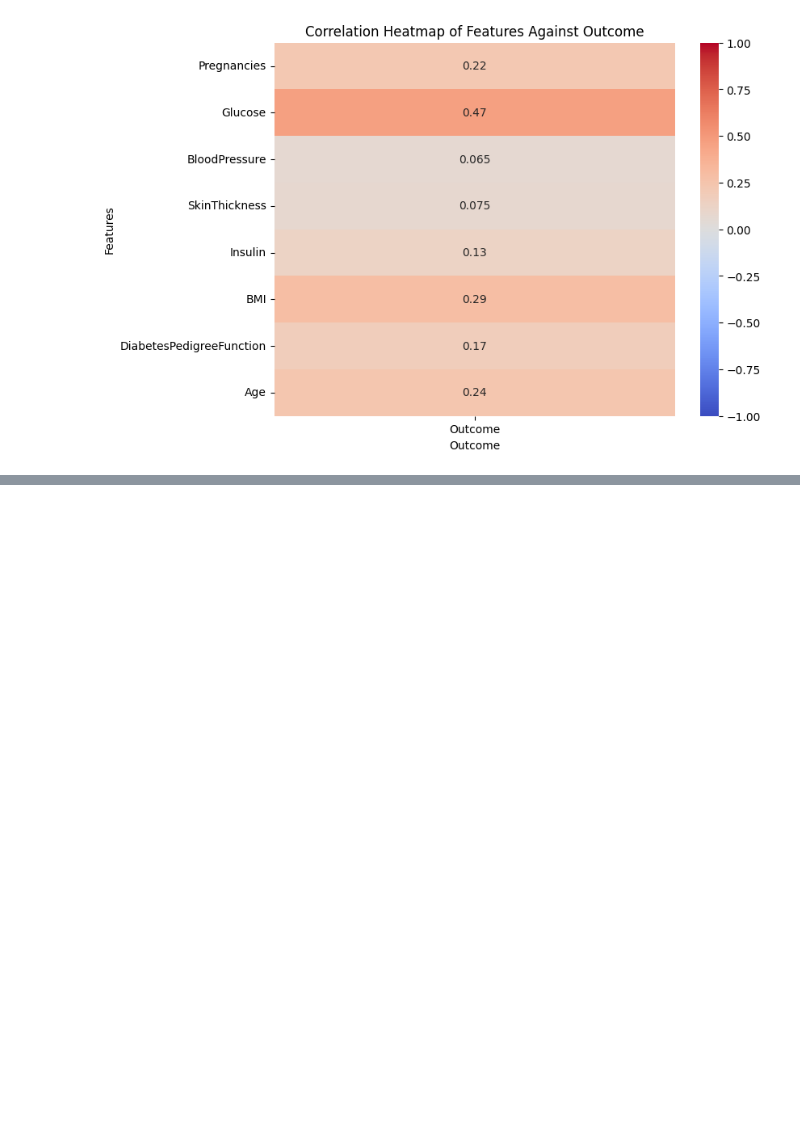
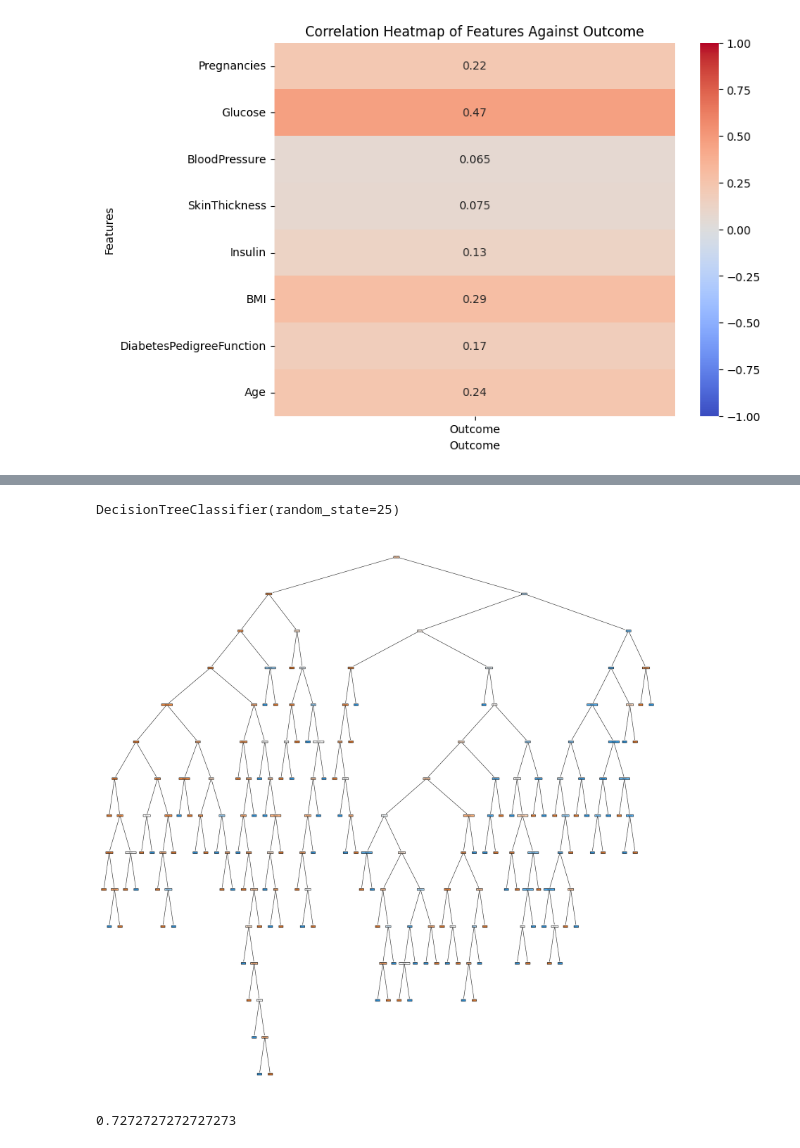
Before and after one commit to 4GeeksAcademy/sngando88-machine-learning-python-template-decision-tree-algo, a Jupyter notebook: src/explore.ipynb, the cells around one changed output, grey strips where cells are left out. Cells and saved outputs as stored; diff of their text form; code cells hidden in the pictures; blank space fills up the shorter version.

```diff
--- a/src/explore.ipynb
+++ b/src/explore.ipynb
@@ -129,3 +129,6 @@ plt.ylabel('Features')
 plt.show()
 # %% [output]
 [figure]
+# %%
+X=main_data.drop('Outcome',axis=1)
+y=main_data['Outcome']
@@ -131,0 +153,2 @@ plt.show()
+# %%
+X_train,X_test,y_train,y_test = train_test_split(X,y,test_size=0.2, random_state=25)
@@ -131,0 +168,5 @@ plt.show()
+# %%
+model = DecisionTreeClassifier(random_state=25)
+model.fit(X_train,y_train)
+# %% [output]
+DecisionTreeClassifier(random_state=25)
@@ -131,0 +175,11 @@ plt.show()
+# %%
+fig=plt.figure(figsize=(30,30))
+tree.plot_tree(model,feature_names=list(X_train.columns),class_names=['0','1','2'],filled=True)
+plt.show()
+# %% [output]
+[figure, added]
+# %%
+y_pred=model.predict(X_test)
+accuracy_score(y_test,y_pred)
+# %% [output]
+0.7272727272727273
```
Also changed, not shown: parts of 6 cells of this notebook.
